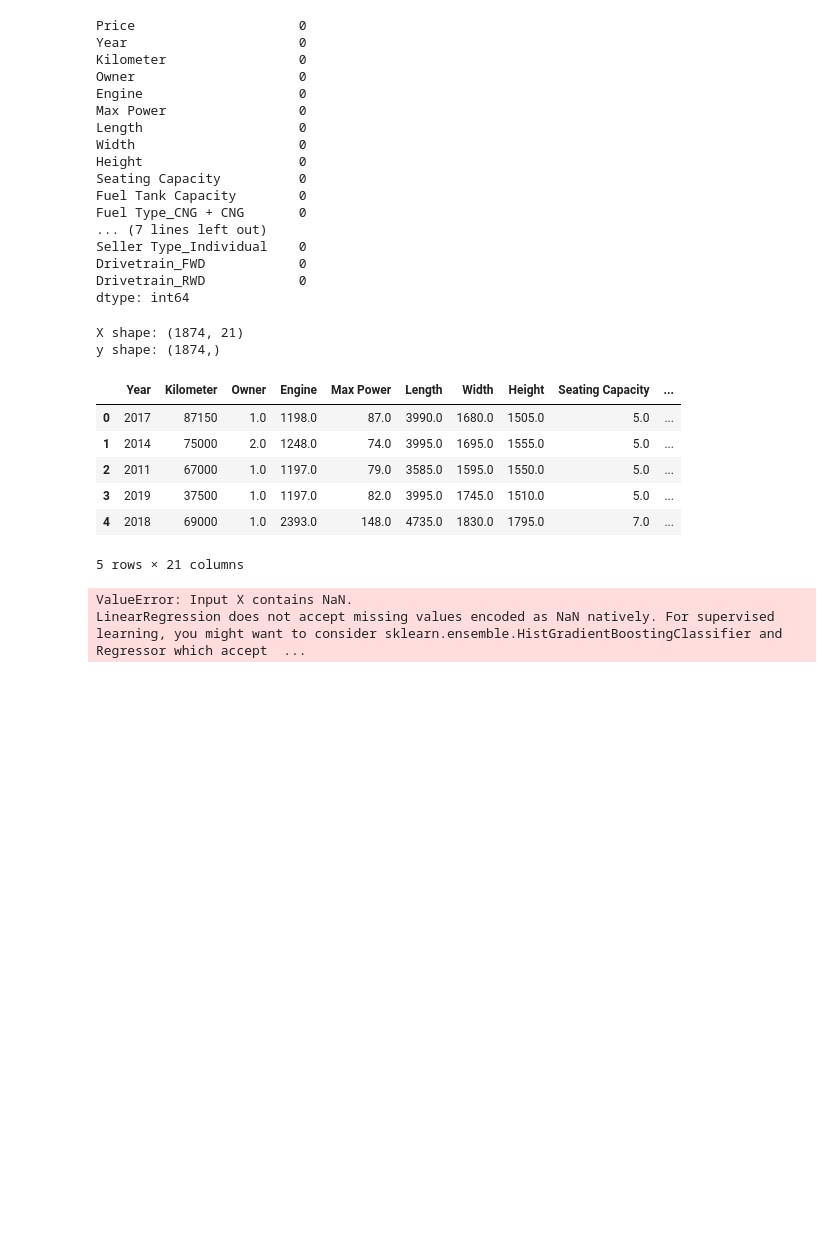
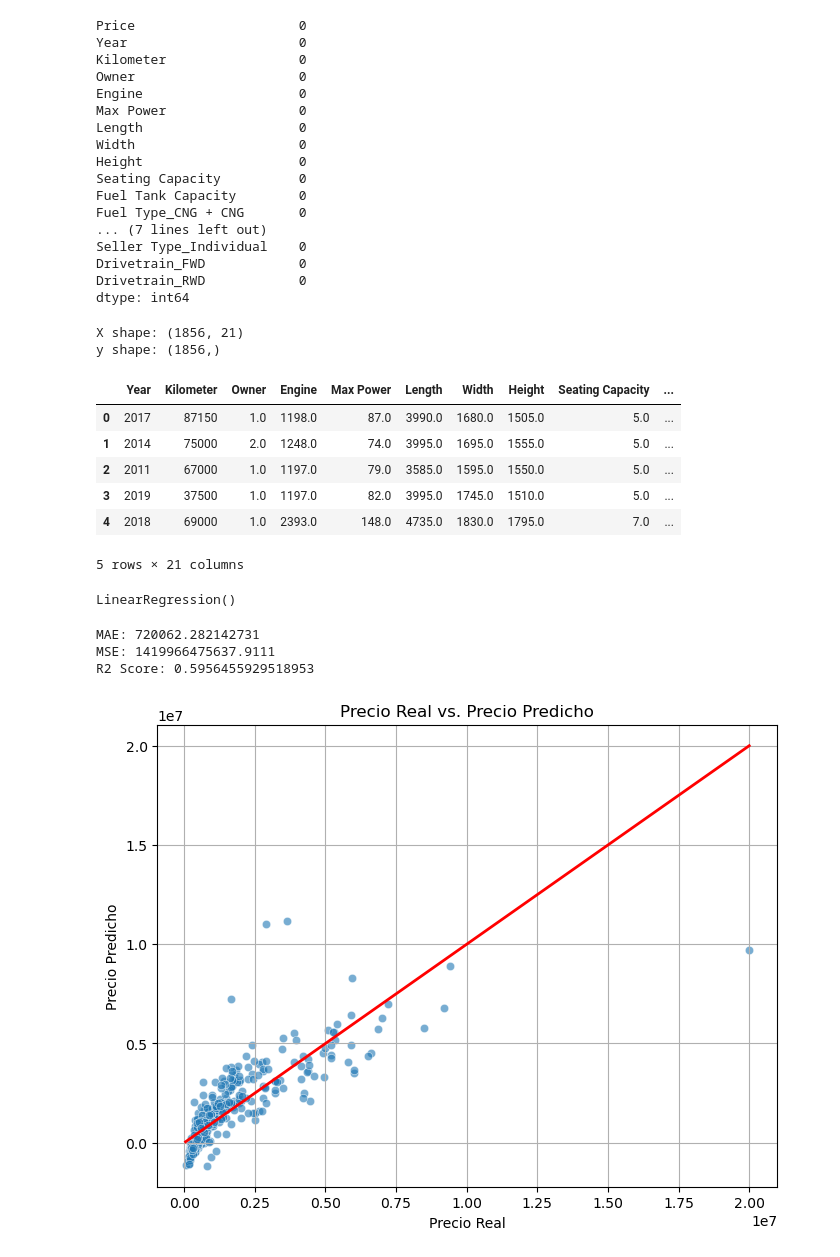
Before and after one commit to Anheros11/Regresion_Lineal_Vehicle, a Jupyter notebook: Tarea03_Regresion_Lineal.ipynb, the cells around one changed output. Saved outputs shown, nothing was run; the diff lists cells and outputs as text; code cells hidden in the pictures; blank space fills up the shorter version.

```diff
--- a/Tarea03_Regresion_Lineal.ipynb
+++ b/Tarea03_Regresion_Lineal.ipynb
@@ -191,15 +192,15 @@ Drivetrain_RWD            0
 dtype: int64
 # %%
 #Separar variable objetivo
-X = data_encoded.drop("Price", axis=1)
+x = data_encoded.drop("Price", axis=1)
 y = data_encoded["Price"]
 #Visualizamos el resultado
-print("X shape:", X.shape)
+print("X shape:", x.shape)
 print("y shape:", y.shape)
-X.head()
+x.head()
 # %% [output]
-X shape: (1874, 21)
-y shape: (1874,)
+X shape: (1856, 21)
+y shape: (1856,)
 |  | Year | Kilometer | Owner | Engine | Max Power | Length | Width | Height | Seating Capacity | ... |
 | 0 | 2017 | 87150 | 1.0 | 1198.0 | 87.0 | 3990.0 | 1680.0 | 1505.0 | 5.0 | ... |
 | 1 | 2014 | 75000 | 2.0 | 1248.0 | 74.0 | 3995.0 | 1695.0 | 1555.0 | 5.0 | ... |
@@ -210,10 +216,34 @@ y shape: (1874,)
 # %%
 #Dividir dataset para el entrenamiento y test
-X_train, X_test, y_train, y_test = train_test_split(X, y, test_size=0.2, random_state=42)
+X_train, X_test, y_train, y_test = train_test_split(x, y, test_size=0.2, random_state=42)
 # %%
 #Entrenar el modelo
 model = LinearRegression()
 model.fit(X_train, y_train)
 # %% [output]
-ValueError: Input X contains NaN.
-LinearRegression does not accept missing values encoded as NaN natively. For supervised learning, you might want to consider sklearn.ensemble.HistGradientBoostingClassifier and Regressor which accept  ...
+LinearRegression()
+# %%
+y_pred = model.predict(X_test)
+# %%
+mae = mean_absolute_error(y_test, y_pred)
+mse = mean_squared_error(y_test, y_pred)
+r2 = r2_score(y_test, y_pred)
+
+print("MAE:", mae)
+print("MSE:", mse)
+print("R2 Score:", r2)
+# %% [output]
+MAE: 720062.282142731
+MSE: 1419966475637.9111
+R2 Score: 0.5956455929518953
+# %%
+plt.figure(figsize=(8,6))
+sns.scatterplot(x=y_test, y=y_pred, alpha=0.6)
+plt.xlabel('Precio Real')
+plt.ylabel('Precio Predicho')
+plt.title('Precio Real vs. Precio Predicho')
+plt.plot([y_test.min(), y_test.max()], [y_test.min(), y_test.max()], color='red', lw=2)  # línea ideal
+plt.grid(True)
+plt.show()
+# %% [output]
+[figure, added]
```
Also changed, not shown: parts of 3 cells of this notebook.
